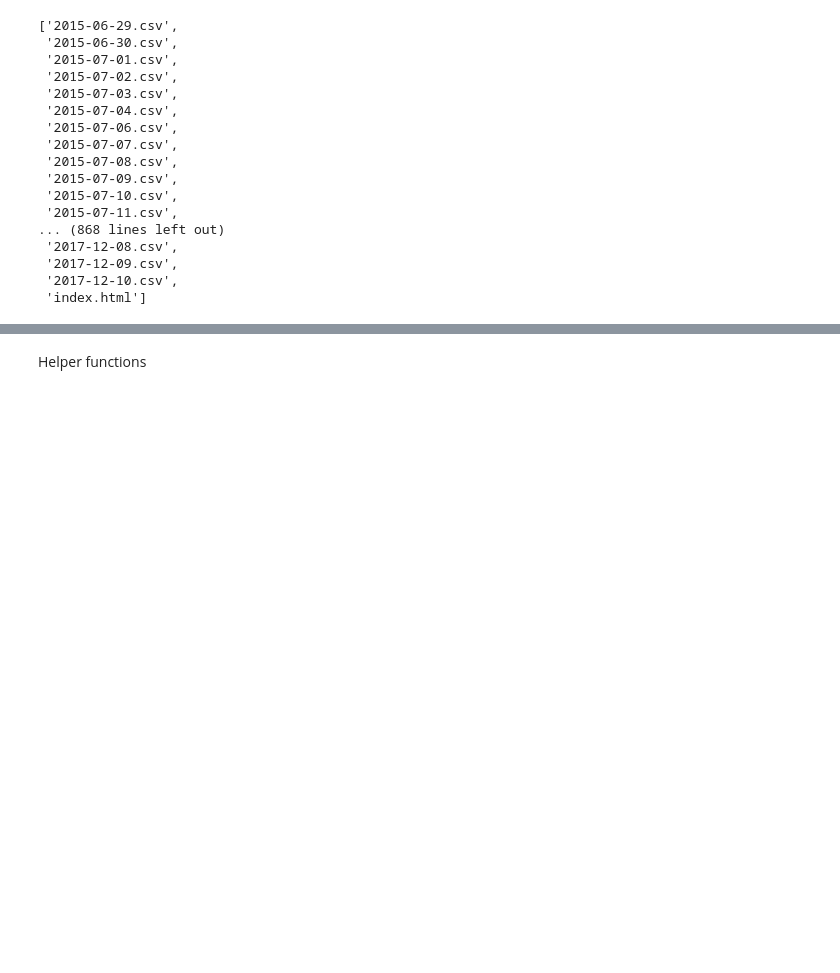
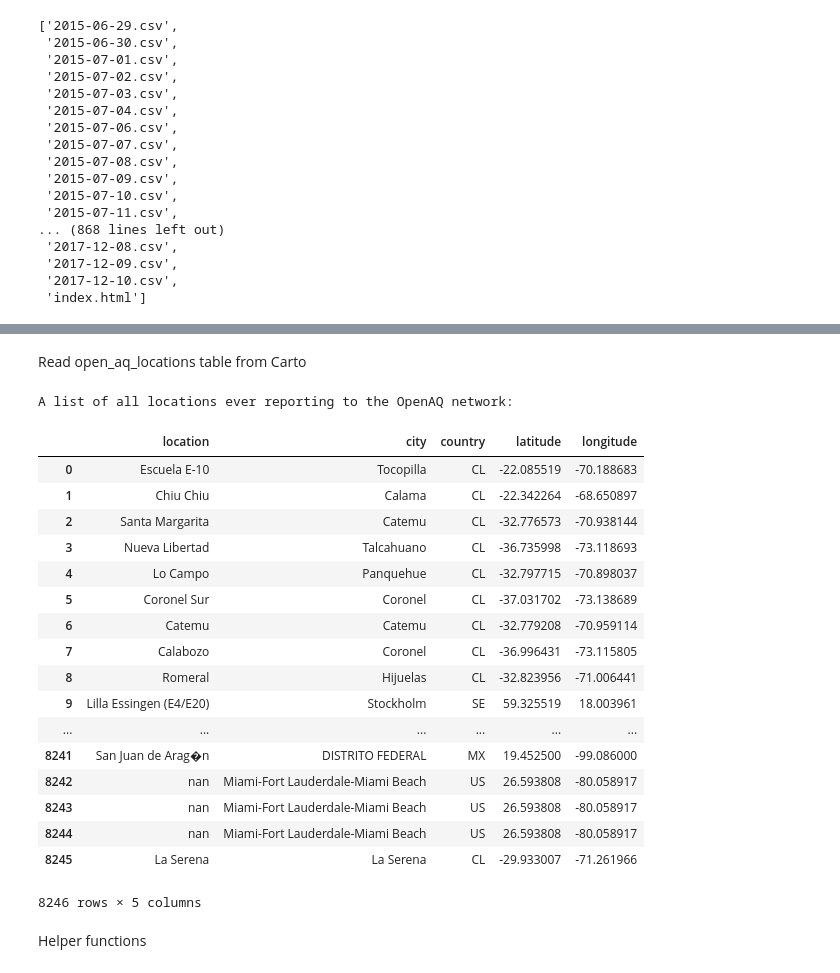
Before and after one commit to nsuberi/ResourceWatchCode, a Jupyter notebook: Near Real Time data procedures/Vector Handling/OpenAQ.ipynb, the cells around one changed output, grey strips where cells are left out. Cells and saved outputs as stored; diff of their text form; code cells hidden in the pictures; blank space fills up the shorter version.

Commit message:
demonstrate that locations are being successfully logged by reading them from Carto SQL API

```diff
--- a/Near Real Time data procedures/Vector Handling/OpenAQ.ipynb
+++ b/Near Real Time data procedures/Vector Handling/OpenAQ.ipynb
@@ -195,3 +225,40 @@ np.where(np.array(keys)==csv)
+# %% [markdown]
+Read open_aq_locations table from Carto
+# %%
+all_open_aq_locations = "open_aq_locations"
+
+select_all_sql = """
+SELECT * FROM {table_name}
+""".format(table_name=all_open_aq_locations)
+
+res = sql_api(carto_url, select_all_sql, carto_api_token)
+
+all_open_aq_locations = pd.DataFrame(res.json()["rows"])
+
+column_order = ["location", "city", "country", "latitude", "longitude"]
+
+print("\nA list of all locations ever reporting to the OpenAQ network:")
+all_open_aq_locations[column_order]
+# %% [output]
+A list of all locations ever reporting to the OpenAQ network:
+|  | location | city | country | latitude | longitude |
+| 0 | Escuela E-10 | Tocopilla | CL | -22.085519 | -70.188683 |
+| 1 | Chiu Chiu | Calama | CL | -22.342264 | -68.650897 |
+| 2 | Santa Margarita | Catemu | CL | -32.776573 | -70.938144 |
+| 3 | Nueva Libertad | Talcahuano | CL | -36.735998 | -73.118693 |
+| 4 | Lo Campo | Panquehue | CL | -32.797715 | -70.898037 |
+| 5 | Coronel Sur | Coronel | CL | -37.031702 | -73.138689 |
+| 6 | Catemu | Catemu | CL | -32.779208 | -70.959114 |
+| 7 | Calabozo | Coronel | CL | -36.996431 | -73.115805 |
+| 8 | Romeral | Hijuelas | CL | -32.823956 | -71.006441 |
+| 9 | Lilla Essingen (E4/E20) | Stockholm | SE | 59.325519 | 18.003961 |
+| ... | ... | ... | ... | ... | ... |
+| 8241 | San Juan de Arag�n | DISTRITO FEDERAL | MX | 19.452500 | -99.086000 |
+| 8242 | nan | Miami-Fort Lauderdale-Miami Beach | US | 26.593808 | -80.058917 |
+| 8243 | nan | Miami-Fort Lauderdale-Miami Beach | US | 26.593808 | -80.058917 |
+| 8244 | nan | Miami-Fort Lauderdale-Miami Beach | US | 26.593808 | -80.058917 |
+| 8245 | La Serena | La Serena | CL | -29.933007 | -71.261966 |
+8246 rows × 5 columns
 # %% [markdown]
 Helper functions
 # %%
```
Also changed, not shown: parts of 3 cells of this notebook.
